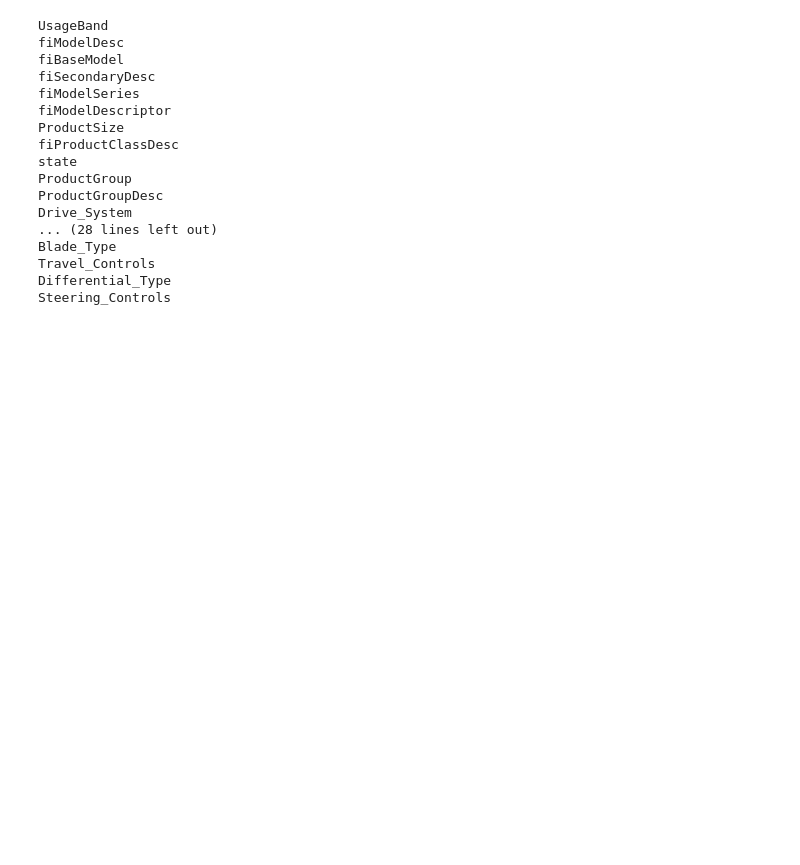
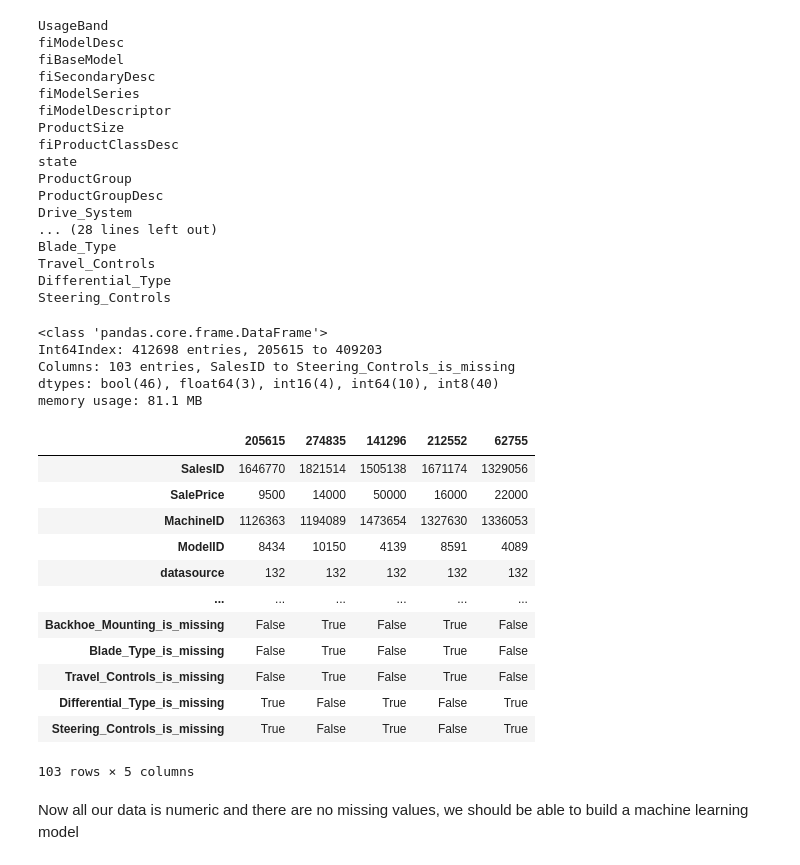
Before and after one commit to rohitgupta20/ML-Projects, a Jupyter notebook: BullDozer-price-predection-project/Bulldozer price prediction.ipynb, the cells around one changed output. Cells and saved outputs as stored; diff of their text form; code cells hidden in the pictures; blank space fills up the shorter version.

Commit message:
modelling

```diff
--- a/BullDozer-price-predection-project/Bulldozer price prediction.ipynb
+++ b/BullDozer-price-predection-project/Bulldozer price prediction.ipynb
@@ -546,0 +545,35 @@ Steering_Controls
+# %%
+# Turn categorical variables into numbers
+for label, content in df_tmp.items():
+    # Check columns which aren't numeric
+    if not pd.api.types.is_numeric_dtype(content):
+        # Add binary column to indicate whether sample had missing values
+        df_tmp[label+"_is_missing"] = pd.isnull(content)
+        # We add the +1 because pandas encodes missing categories as -1
+        df_tmp[label] = pd.Categorical(content).codes+1
+# %%
+df_tmp.info()
+# %% [output]
+<class 'pandas.core.frame.DataFrame'>
+Int64Index: 412698 entries, 205615 to 409203
+Columns: 103 entries, SalesID to Steering_Controls_is_missing
+dtypes: bool(46), float64(3), int16(4), int64(10), int8(40)
+memory usage: 81.1 MB
+# %%
+df_tmp.head().T
+# %% [output]
+|  | 205615 | 274835 | 141296 | 212552 | 62755 |
+| SalesID | 1646770 | 1821514 | 1505138 | 1671174 | 1329056 |
+| SalePrice | 9500 | 14000 | 50000 | 16000 | 22000 |
+| MachineID | 1126363 | 1194089 | 1473654 | 1327630 | 1336053 |
+| ModelID | 8434 | 10150 | 4139 | 8591 | 4089 |
+| datasource | 132 | 132 | 132 | 132 | 132 |
+| ... | ... | ... | ... | ... | ... |
+| Backhoe_Mounting_is_missing | False | True | False | True | False |
+| Blade_Type_is_missing | False | True | False | True | False |
+| Travel_Controls_is_missing | False | True | False | True | False |
+| Differential_Type_is_missing | True | False | True | False | True |
+| Steering_Controls_is_missing | True | False | True | False | True |
+103 rows × 5 columns
+# %% [markdown]
+Now all our data is numeric and there are no missing values, we should be able to build a machine learning model
```
Also changed, not shown: parts of 4 cells of this notebook.
